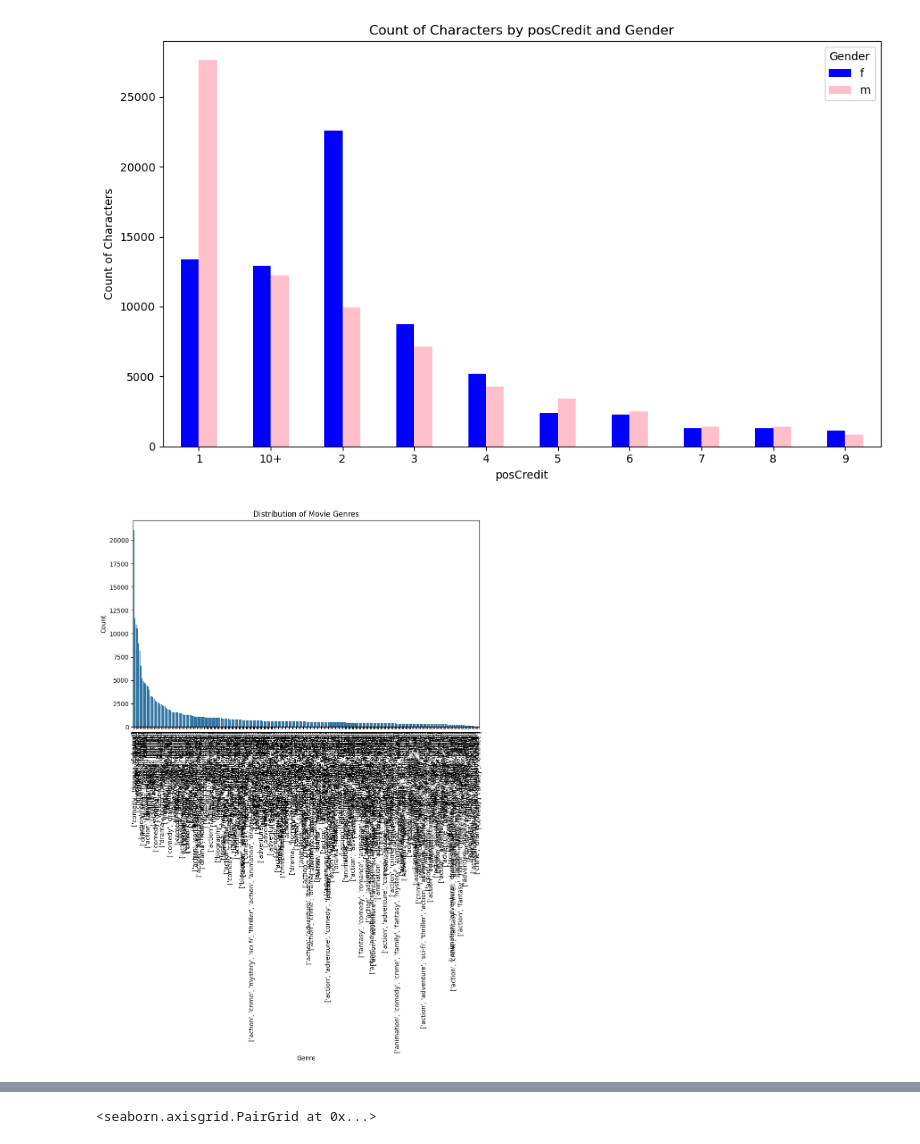
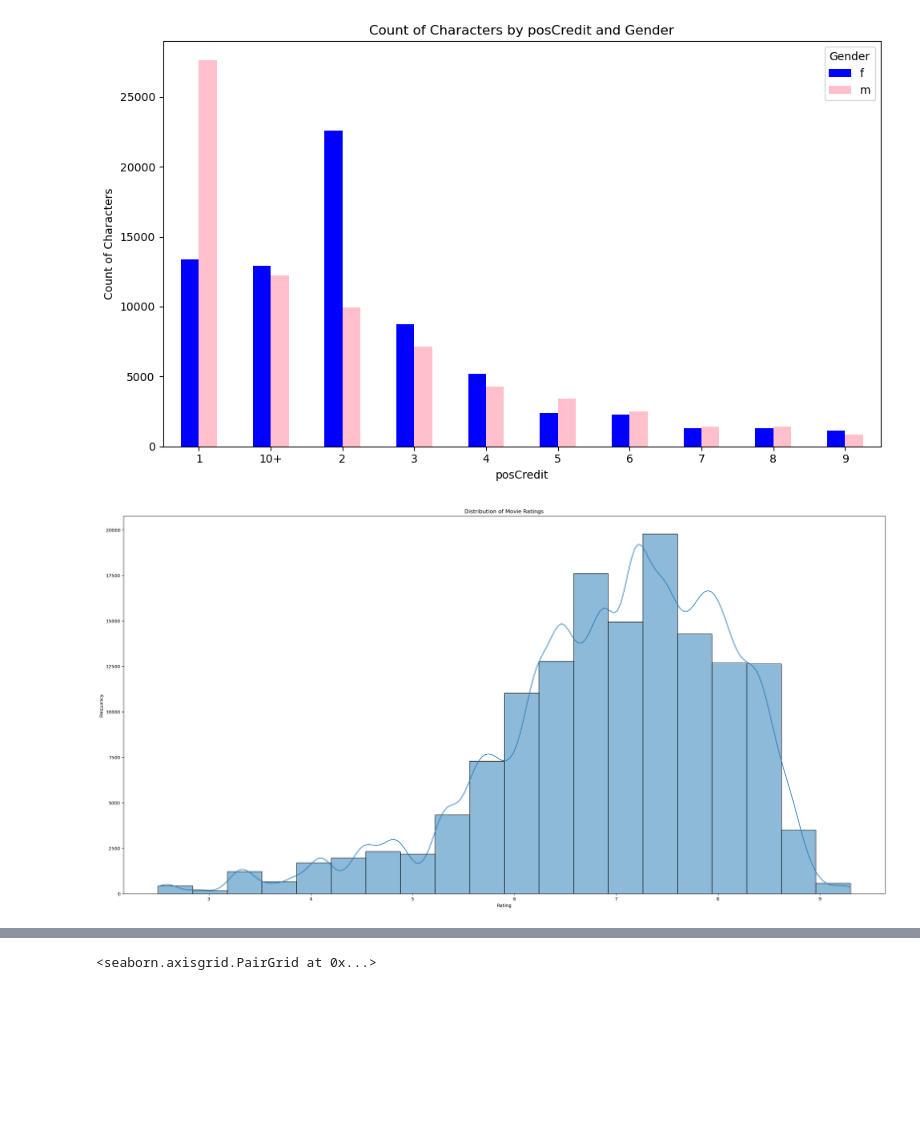
Before and after one commit to joda-cbs/NLP-Project, a Jupyter notebook: Movie Corpus_gender_analysis.ipynb, the cells around one changed output, grey strips where cells are left out. Cells and saved outputs as stored; diff of their text form; code cells hidden in the pictures; blank space fills up the shorter version.

```diff
--- a/Movie Corpus_gender_analysis.ipynb
+++ b/Movie Corpus_gender_analysis.ipynb
@@ -258,3 +284,6 @@ final_df['meta.gender'].value_counts()
 m    170768
 f     71255
 Name: meta.gender, dtype: int64
+# %%
+final_df = final_df.drop(columns=['timestamp'])
+final_df = final_df.drop(columns=['reply_to'])
@@ -314,3 +359,10 @@ final_df['medianLineLength'] = final_df.groupby('speaker')['lineLength'].transfo
 
 # Calculate the median word count for each speaker
 final_df['medianWordCountLine'] = final_df.groupby('speaker')['wordCountLine'].transform('median')
+# %%
+# Making sure all columns are in the correct type
+final_df['meta.rating'] = pd.to_numeric(final_df['meta.rating'], errors='coerce')
+final_df['meta.votes'] = pd.to_numeric(final_df['meta.votes'], errors='coerce')
+final_df['meta.release_year'] = pd.to_numeric(final_df['meta.release_year'], errors='coerce').astype('Int64')
+
+final_df.info()
@@ -408,16 +487,13 @@ meta.credit_pos
 9                 1146    819
 [figure]
 # %%
-# Distribution of movie genres
-genre_counts = merged_df['meta.genre'].value_counts()
-
-plt.figure(figsize=(10, 6))
-sns.barplot(x=genre_counts.index, y=genre_counts.values)
-plt.title('Distribution of Movie Genres')
-plt.xlabel('Genre')
-plt.ylabel('Count')
-plt.xticks(rotation=90)
+# Ratings Distribution
+plt.figure(figsize=(30, 15))
+sns.histplot(final_df['meta.rating'], bins=20, kde=True)
+plt.title('Distribution of Movie Ratings')
+plt.xlabel('Rating')
+plt.ylabel('Frequency')
 plt.show()
 # %% [output]
-[figure, old version]
+[figure, new version]
 # %%
```
Also changed, not shown: parts of 26 cells of this notebook.
